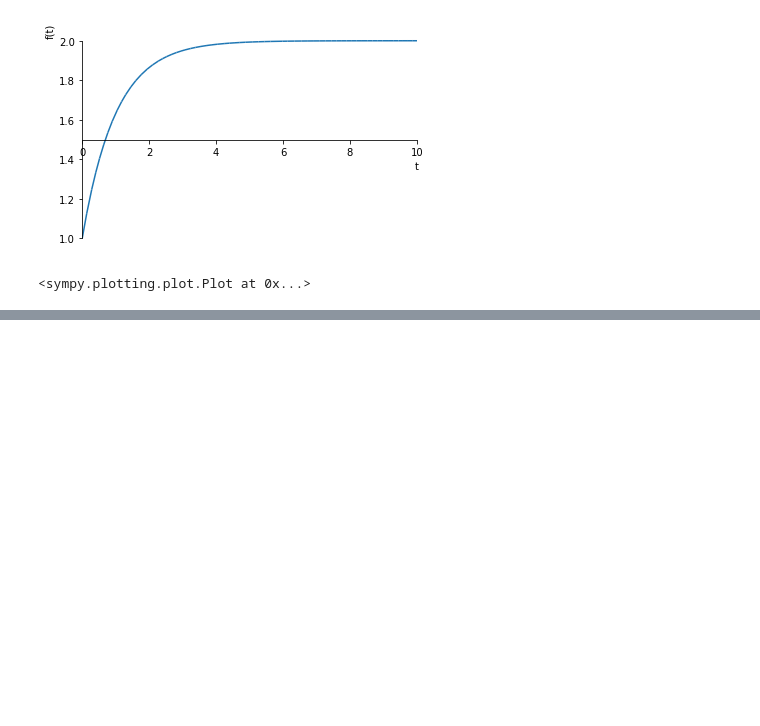
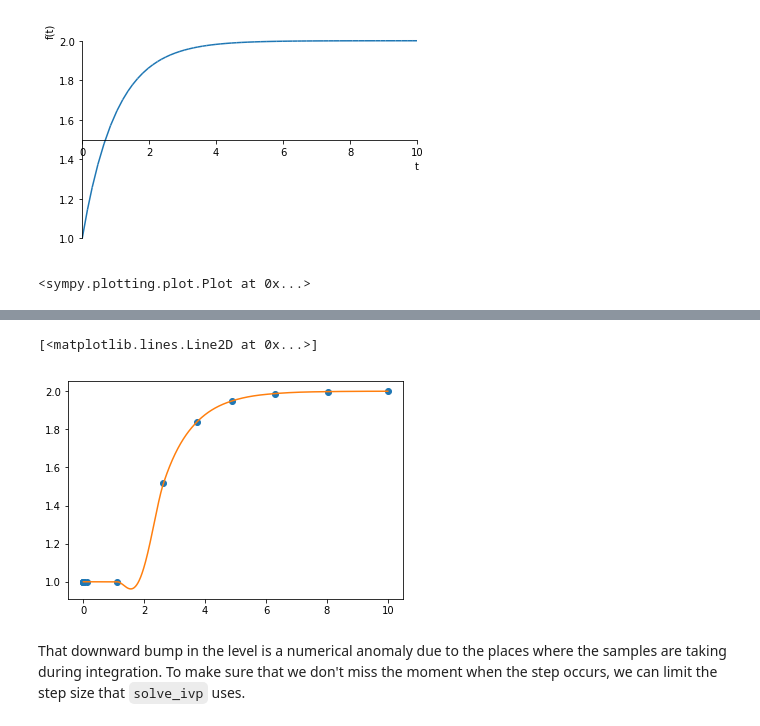
Before and after one commit to alchemyst/Dynamics-and-Control, a Jupyter notebook: 1_Dynamics/1_Modelling/Equation solving tools.ipynb, the cells around one changed output, grey strips where cells are left out. Cells and saved outputs as stored; diff of their text form; code cells hidden in the pictures; blank space fills up the shorter version.

```diff
--- a/1_Dynamics/1_Modelling/Equation solving tools.ipynb
+++ b/1_Dynamics/1_Modelling/Equation solving tools.ipynb
@@ -260,8 +305,19 @@ def Fin(t):
     else:
         return 2
 # %%
-def dhdt(h, t):
+def dhdt(t, h):
     Fout = K*h
     return 1/A*(Fin(t) - Fout)
 # %%
-ts = numpy.linspace(0, 10)
+tspan = (0, 10)
+# %%
+sol = scipy.integrate.solve_ivp(dhdt, tspan, [h0])
+smoothsol = scipy.integrate.solve_ivp(dhdt, tspan, [h0], t_eval=tsmooth)
+# %%
+plt.plot(sol.t, sol.y.T, 'o')
+plt.plot(smoothsol.t, smoothsol.y.T)
+# %% [output]
+[<matplotlib.lines.Line2D at 0x...>]
+[figure, added]
+# %% [markdown]
+That downward bump in the level is a numerical anomaly due to the places where the samples are taking during integration. To make sure that we don't miss the moment when the step occurs, we can limit the step size that `solve_ivp` uses.
```
Also changed, not shown: parts of 54 cells of this notebook.
